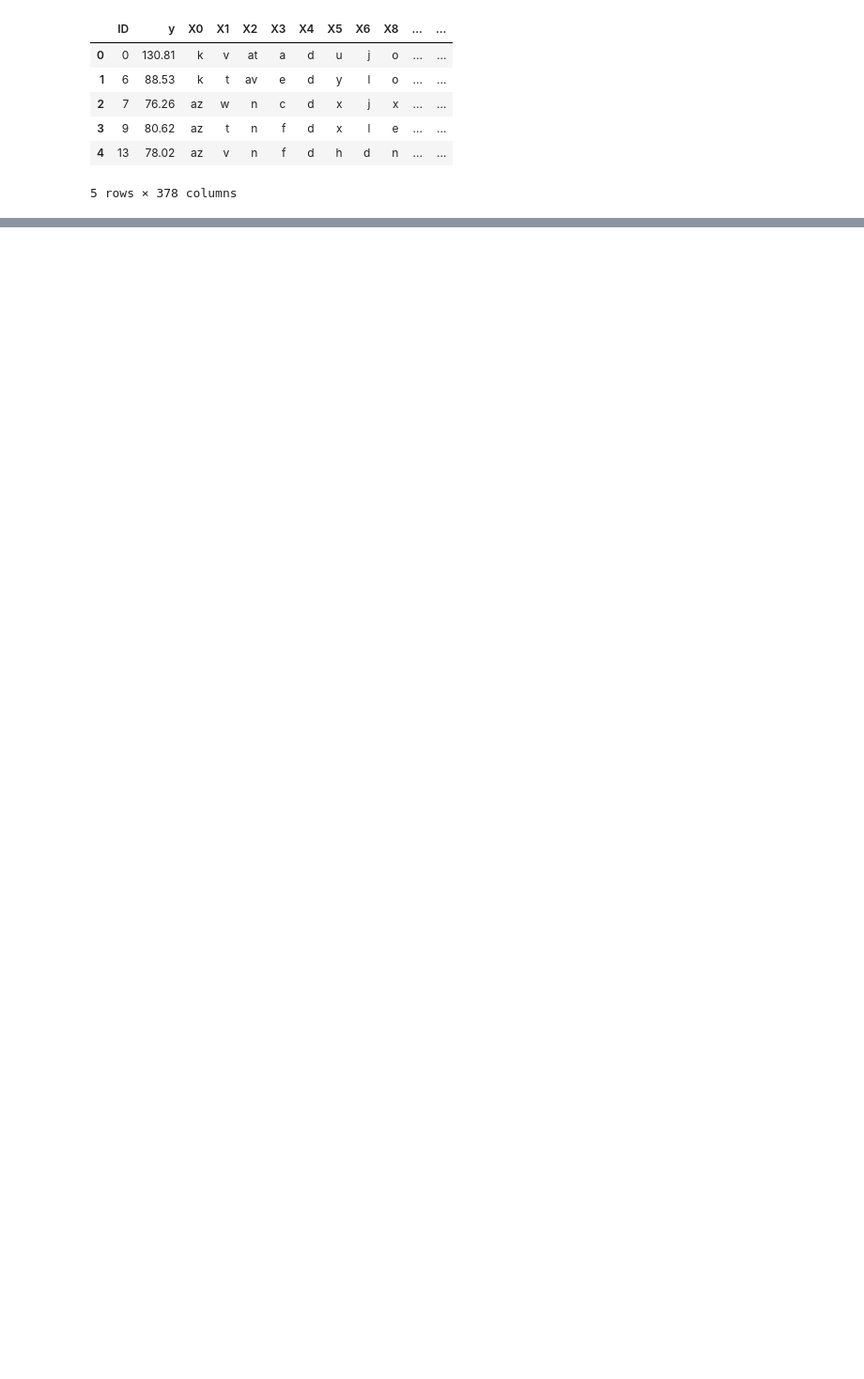
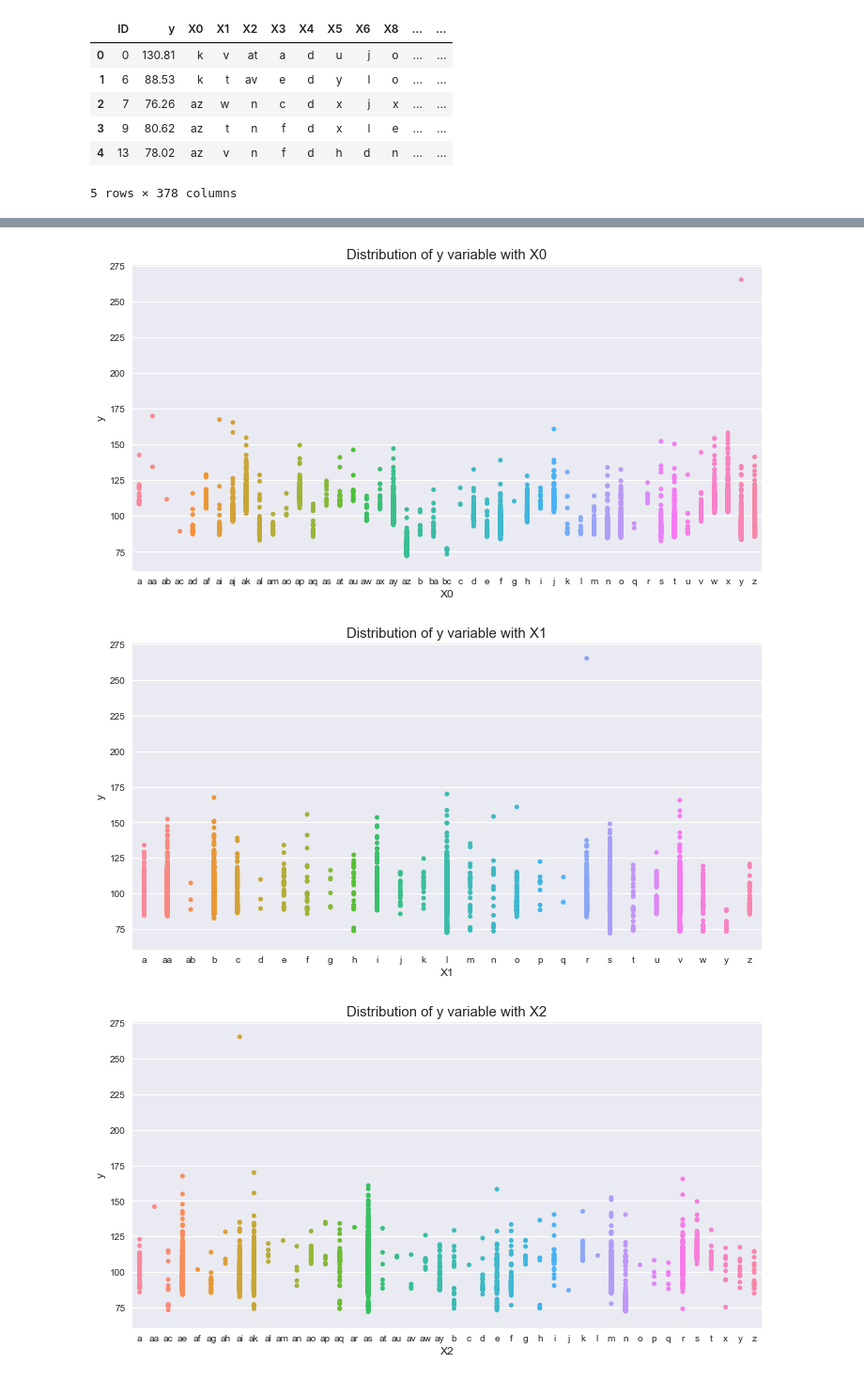
Before and after one commit to calvinccs/notebook, a Jupyter notebook: MBGM/EDA.ipynb, the cells around one changed output, grey strips where cells are left out. Shown: that part at 94% size. Saved outputs shown, nothing was run; the diff lists cells and outputs as text; code cells hidden in the pictures; blank space fills up the shorter version.

```diff
--- a/MBGM/EDA.ipynb
+++ b/MBGM/EDA.ipynb
@@ -52,0 +67,4 @@ sample_submission.head()
+# %%
+#train.columns.tolist()
+ob_var = train.dtypes[train.dtypes == 'object']
+ob_var
@@ -52,0 +107,13 @@ sample_submission.head()
+# %%
+for i in ob_var.index.tolist():
+    var_name = i
+    col_order = np.sort(train[var_name].unique()).tolist()
+    plt.figure(figsize=(12,6))
+    sns.stripplot(x=var_name, y='y', data=train, order=col_order)
+    plt.xlabel(var_name, fontsize=12)
+    plt.ylabel('y', fontsize=12)
+    plt.title("Distribution of y variable with "+var_name, fontsize=15)
+# %% [output]
+[figure, added]
+[figure, added]
+[figure, added]
```
Also changed, not shown: parts of 22 cells of this notebook.
